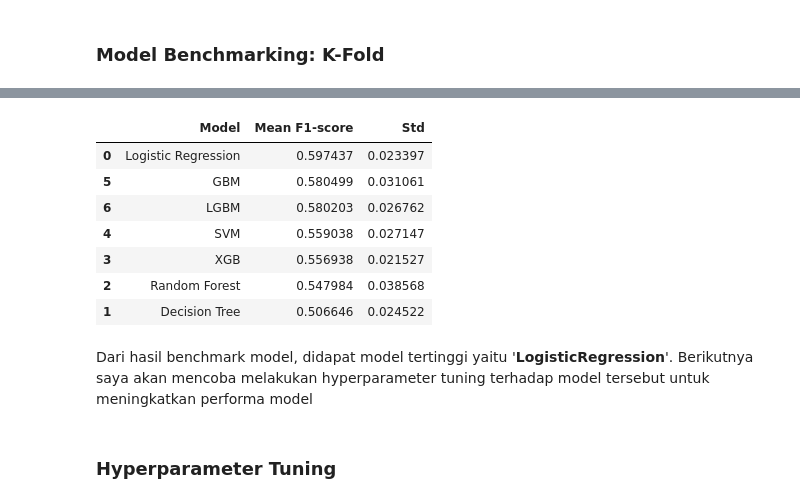
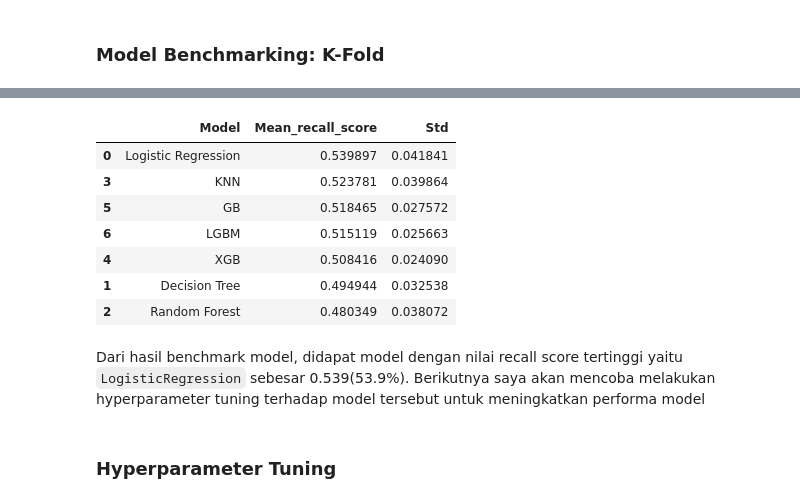
Before and after one commit to Chris503g/Telco-Customer-Churn-Data-Analysis-and-ML-Modeling, a Jupyter notebook: main.ipynb, the cells around one changed output, grey strips where cells are left out. Drawn from its saved outputs; the diff is of its cells as text; code cells hidden in the pictures.

```diff
--- a/main.ipynb
+++ b/main.ipynb
@@ -789,0 +749,7 @@ Name: proportion, dtype: float64
+# %%
+# Label encode Churn column for train and test sets
+label_encoder = LabelEncoder()
+df['Churn'] = label_encoder.fit_transform(df['Churn'])
+
+# Check the transformed target labels
+print(df['Churn'].unique())
@@ -802,8 +794,0 @@ X_train, X_test, y_train, y_test = train_test_split(X,
-# %%
-# Label encode Churn column for train and test sets
-label_encoder = LabelEncoder()
-y_train = label_encoder.fit_transform(y_train)
-y_test = label_encoder.transform(y_test)
-
-print(y_train)
-print(y_test)
@@ -840,4 +795,4 @@ ColumnTransformer(remainder='passthrough',
 # %%
-transformed_df = pd.DataFrame(transformer.fit_transform(X_train),columns=transformer.get_feature_names_out())
-transformed_df.head()
+testing = pd.DataFrame(transformer.fit_transform(X_train),columns=transformer.get_feature_names_out())
+testing.head()
 # %% [output]
@@ -869,39 +806,35 @@ lgbm = lgb.LGBMClassifier(random_state=24)
 # %% [markdown]
 ### **Model Benchmarking: K-Fold**
 # %%
-from sklearn.model_selection import StratifiedKFold, cross_val_score
-
 models = [
-    ('Logistic Regression', logreg),
-    ('Decision Tree', dt),
-    ('Random Forest', rf),
-    ('XGB', xgb),
-    ('SVM', svm),
-    ('GBM', gbm),
-    ('LGBM', lgbm)
+    ('Logistic Regression', LogisticRegression(max_iter=1000, random_state=24)),
+    ('Decision Tree', DecisionTreeClassifier()),
+    ('Random Forest', RandomForestClassifier()),
+    ("KNN", KNeighborsClassifier()),
+    ('XGB', XGBClassifier()),
+    ('GB', GradientBoostingClassifier()),
+    ('LGBM', LGBMClassifier()),
 ]
 
-results = {'Model': [], 'Mean F1-score': [], 'Std': []}
+results = {'Model': [], 'Mean_recall_score': [], 'Std': []}
 
-skfold = StratifiedKFold(n_splits=5)
+skfold = StratifiedKFold(n_splits=10, random_state=42, shuffle=True)
 
 for name, algo in models:
-    pipe_model = Pipeline([
-        ('preprocessing', transformer),
-        ('modeling', algo)
-    ])
+    # Correctly defining the pipeline with tuples for steps
+    pipe_model = Pipeline([('transformer', transformer), ('model', algo)])
 
-    model_cv = cross_val_score(estimator = pipe_model,
-                               X = X_train,
-                               y = y_train,
+    model_cv = cross_val_score(estimator=pipe_model,
+                               X=X_train,
+                               y=y_train,
                                cv=skfold,
-                               scoring='f1',
+                               scoring='recall',
                                error_score='raise')
 
     results['Model'].append(name)
-    results['Mean F1-score'].append(model_cv.mean())
+    results['Mean_recall_score'].append(model_cv.mean())
     results['Std'].append(model_cv.std())
 
 results_df = pd.DataFrame(results)
-results_df.sort_values('Mean F1-score', ascending=False)
+results_df.sort_values('Mean_recall_score', ascending=False)
 # %% [output]
@@ -925,12 +858,12 @@ And if memory is not enough, you can set `force_col_wise=true`.
-|  | Model | Mean F1-score | Std |
-| 0 | Logistic Regression | 0.597437 | 0.023397 |
-| 5 | GBM | 0.580499 | 0.031061 |
-| 6 | LGBM | 0.580203 | 0.026762 |
-| 4 | SVM | 0.559038 | 0.027147 |
-| 3 | XGB | 0.556938 | 0.021527 |
-| 2 | Random Forest | 0.547984 | 0.038568 |
-| 1 | Decision Tree | 0.506646 | 0.024522 |
+|  | Model | Mean_recall_score | Std |
+| 0 | Logistic Regression | 0.539897 | 0.041841 |
+| 3 | KNN | 0.523781 | 0.039864 |
+| 5 | GB | 0.518465 | 0.027572 |
+| 6 | LGBM | 0.515119 | 0.025663 |
+| 4 | XGB | 0.508416 | 0.024090 |
+| 1 | Decision Tree | 0.494944 | 0.032538 |
+| 2 | Random Forest | 0.480349 | 0.038072 |
 # %% [markdown]
-Dari hasil benchmark model, didapat model tertinggi yaitu '**LogisticRegression**'. Berikutnya saya akan mencoba melakukan hyperparameter tuning terhadap model tersebut untuk meningkatkan performa model
+Dari hasil benchmark model, didapat model dengan nilai recall score tertinggi yaitu `LogisticRegression` sebesar 0.539(53.9%). Berikutnya saya akan mencoba melakukan hyperparameter tuning terhadap model tersebut untuk meningkatkan performa model
 # %% [markdown]
 ### **Hyperparameter Tuning**
```
Also changed, not shown: parts of 84 cells of this notebook, 2 other files.
